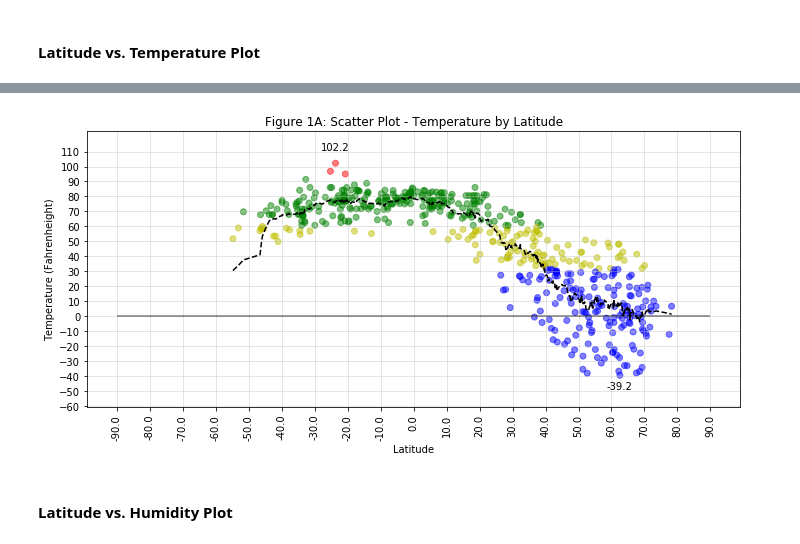
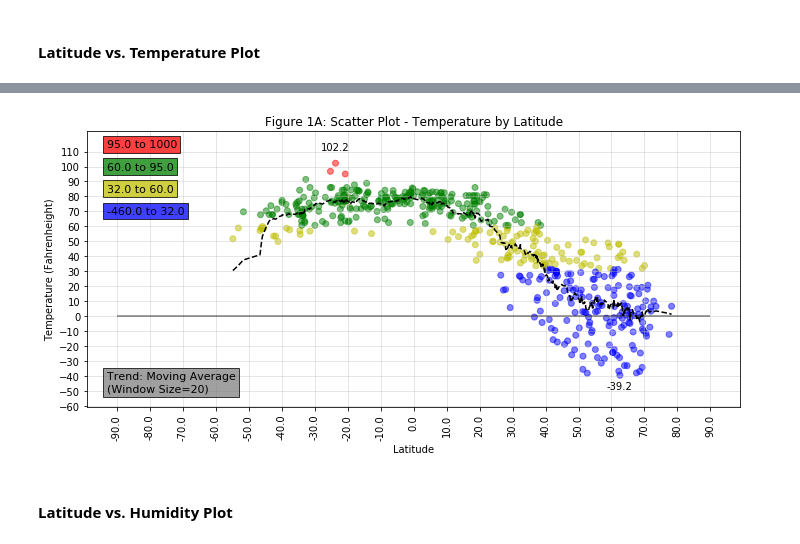
Before and after one commit to daddyjab/PythonAssignments, a Jupyter notebook: WeatherPy/WeatherPy-jb.ipynb, the cells around one changed output, grey strips where cells are left out. Drawn from its saved outputs; the diff is of its cells as text; code cells hidden in the pictures.

```diff
--- a/WeatherPy/WeatherPy-jb.ipynb
+++ b/WeatherPy/WeatherPy-jb.ipynb
@@ -599,26 +568,29 @@ fig, ax = plt.subplots(figsize=(10,5))
 color_list = "kbygr"
 
 # Thresholds for selecting colors
-color_threshold_list = [-473.0, 32.0, 60.0, 95.0, 1000]
+color_threshold_list = [-460.0, 32.0, 60.0, 95.0, 1000]
 
 # Initialize array of marker colors
 marker_colors = []
 
+# The value to plot
+c_plotcolumn = 'Temp'
+
 # Create the markers by iterating through each city
 for ci in cities_df.index:
     # Set the color of the markers based upon temperature
-    c_temp = cities_df.loc[ci,'Temp']
+    c_plotvalue = cities_df.loc[ci,c_plotcolumn]
 
     # If temperature is not populated for this bin,
     #  continue to move to the next bin
-    if math.isnan(c_temp):
+    if math.isnan(c_plotvalue):
         continue
 
     # Select marker color and add it to the list
-    marker_colors.append( color_list[ np.digitize(c_temp, color_threshold_list) ] )
+    marker_colors.append( color_list[ np.digitize(c_plotvalue, color_threshold_list) ] )
 
 # Plot a scatter plot
-plt.scatter(cities_df['Actual Lat'], cities_df['Temp'], c=marker_colors, alpha=0.5)
+plt.scatter(cities_df['Actual Lat'], cities_df[c_plotcolumn], c=marker_colors, alpha=0.5)
 
 # Generate a trend line using the moving average
 # First, generate a cities dataframe that is sorted by 'Actual Lat'
@@ -628,58 +600,76 @@ cities_sorted_df = cities_df.sort_values(by='Actual Lat').reset_index(drop=True)
 trend_window_size = 20
 
 # Calculate the moving average
-trend = moving_average(cities_sorted_df['Temp'], trend_window_size)
+trend = moving_average(cities_sorted_df[c_plotcolumn], trend_window_size)
 
 # Generate the trend plot
 plt.plot(cities_sorted_df['Actual Lat'], trend, color='k', linestyle='--')
 
 # Add a value for this point if it is the maximum and minimum points
-# Get the index values for max and min
-ci_max = cities_df.loc[ cities_df['Temp'] == cities_df['Temp'].max() ].index
-ci_min = cities_df.loc[ cities_df['Temp'] == cities_df['Temp'].min() ].index
+# Get the index values for value is max and min
+# Note: Could end up being multiple data points
+ci_max = cities_df.loc[ cities_df[c_plotcolumn] == cities_df[c_plotcolumn].max() ].index
+ci_min = cities_df.loc[ cities_df[c_plotcolumn] == cities_df[c_plotcolumn].min() ].index
 
 # Place the values for these points on the scatter plot
-plt.text(float(cities_df.loc[ci_max,'Actual Lat']),
-         float(cities_df.loc[ci_max,'Temp']) + 9,
-         f"{float(cities_df.loc[ci_max,'Temp']):.1f}" , ha='center')
+plt.text(float(cities_df.loc[ci_max[0],'Actual Lat']),
+         float(cities_df.loc[ci_max[0], c_plotcolumn ]) + 9,
+         f"{float(cities_df.loc[ci_max[0], c_plotcolumn ]):.1f}" , ha='center')
 
-plt.text(float(cities_df.loc[ci_min,'Actual Lat']),
-         float(cities_df.loc[ci_min,'Temp']) - 9,
-         f"{float(cities_df.loc[ci_min,'Temp']):.1f}" , ha='center')
+plt.text(float(cities_df.loc[ci_min[-1],'Actual Lat']),
+         float(cities_df.loc[ci_min[-1], c_plotcolumn ]) - 9,
+         f"{float(cities_df.loc[ci_min[-1], c_plotcolumn ]):.1f}" , ha='center')
 
 # Set the x tick marks and labels
 plt.xticks(cities_df.loc[ci_max,'Actual Lat'], cities_df.loc[ci_max,'Actual Lat'], rotation=45)
 x_gran = 10.0
 plt.xticks(np.arange(-90.0,90.0+x_gran,x_gran),
            [str(x) for x in np.arange(-90.0,90.0+x_gran,x_gran)],
            rotation=90)
 
 # Set the y access limits to add room for the value labels
-y_bot = cities_df['Temp'].min()
-y_top = cities_df['Temp'].max()
+y_bot = cities_df[c_plotcolumn].min()
+y_top = cities_df[c_plotcolumn].max()
 y_range = y_top-y_bot
 
 y_bot -= y_range * 0.15
 y_top += y_range * 0.15
 plt.ylim( bottom=y_bot, top=y_top)
 
 # Adjust the tick marks to be more granular
 plt.yticks(np.arange(round(y_bot,-1),round(y_top,-1),step=10))
 
 plt.xlabel("Latitude")
 plt.ylabel("Temperature (Fahrenheight)")
 plt.title("Figure 1A: Scatter Plot - Temperature by Latitude")
 
 plt.grid(True, axis='both', color='0.75', alpha=0.5)
 # plt.legend(loc="best")
 
+# Add a key for the color coding used on the plot
+for i in range(1,len(color_threshold_list)):
+    # Text to display
+    box_text = f"{color_threshold_list[i-1]} to {color_threshold_list[i]}"
+    box_fmt = {'boxstyle':'square', 'facecolor':color_list[i], 'alpha':0.75}
+
+    # Plot this
+    plt.text(0.03, 0.97 -((len(color_threshold_list)-i-1)*0.08),
+             box_text, transform=ax.transAxes, fontsize=11, verticalalignment='top', bbox=box_fmt)
+
+# Add a key for the moving average
+box_text = f"Trend: Moving Average\n(Window Size={trend_window_size})"
+box_fmt = {'boxstyle':'square', 'facecolor':"gray", 'alpha':0.75}
+plt.text(0.03, 0.05,
+         box_text, transform=ax.transAxes,
+         fontsize=11, verticalalignment='bottom', horizontalalignment='left', bbox=box_fmt)
+
 # Add a horizontal line at the y = 0% level
 plt.hlines(y=0, xmin=-90, xmax=+90, alpha=0.5)
 
 plt.tight_layout()
 plt.show()
 # %% [output]
-[figure, old version]
+[figure, new version]
 # %%
 # Save the Figure
 fig.savefig("Results/temp_by_latitude_scatter.png")
```
Also changed, not shown: parts of 16 cells of this notebook, 8 other files.
